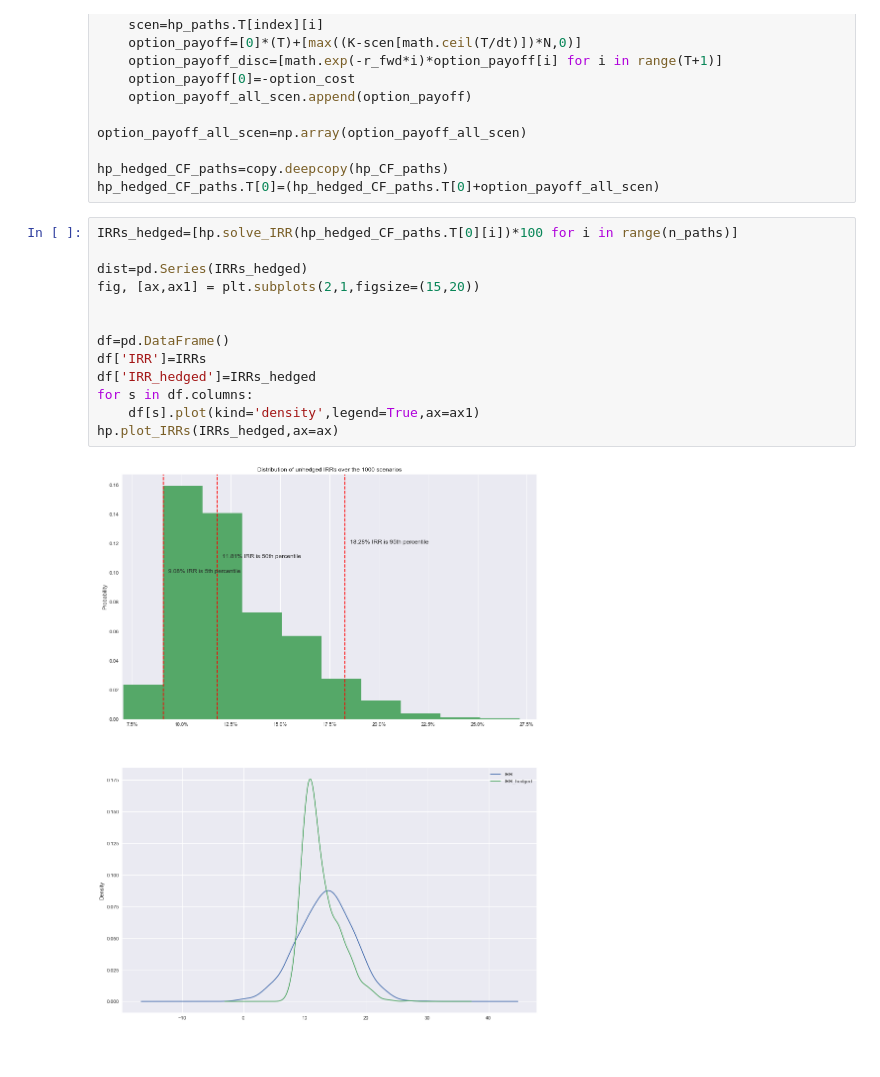
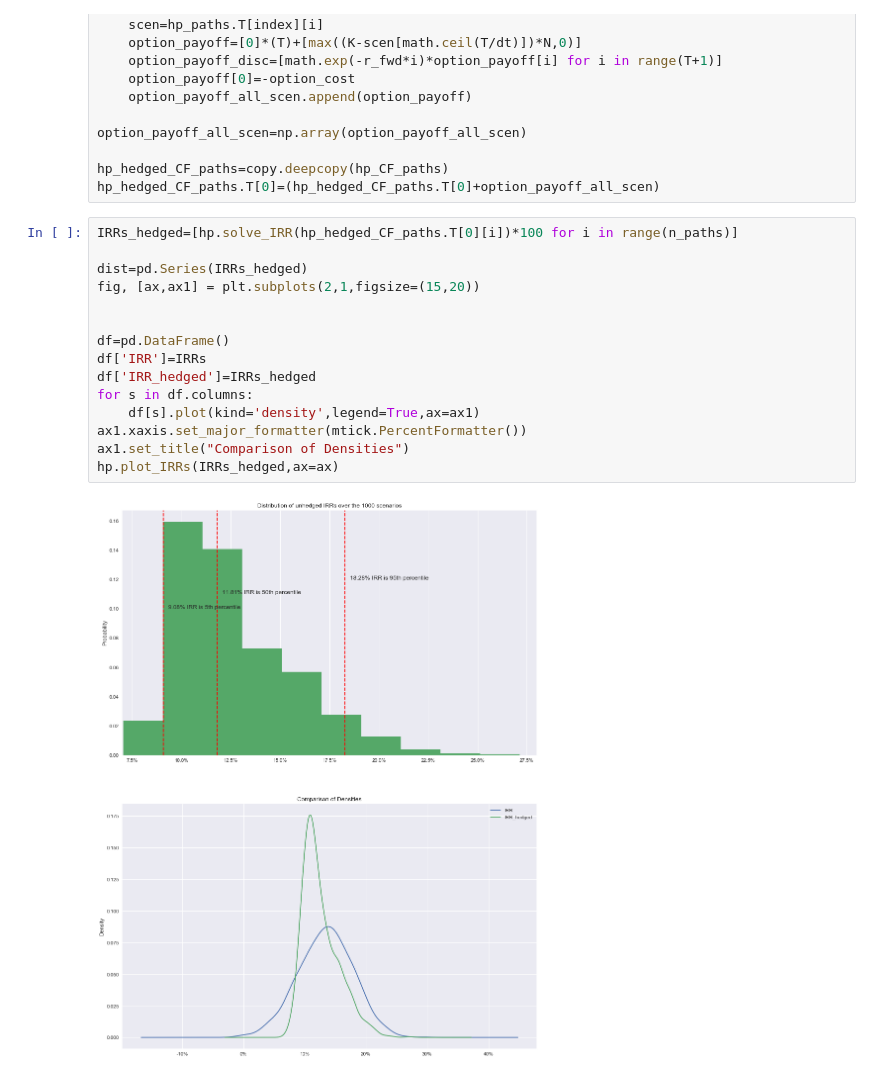
Before and after one commit to raghavgumber/Validus_CaseStudy, a Jupyter notebook: ValidusCaseNotebook.ipynb, the cells around one changed output. Saved outputs shown, nothing was run; the diff lists cells and outputs as text.

```diff
--- a/ValidusCaseNotebook.ipynb
+++ b/ValidusCaseNotebook.ipynb
@@ -137,16 +137,18 @@ hp_hedged_CF_paths.T[0]=(hp_hedged_CF_paths.T[0]+option_payoff_all_scen)
 # %%
 IRRs_hedged=[hp.solve_IRR(hp_hedged_CF_paths.T[0][i])*100 for i in range(n_paths)]
 
 dist=pd.Series(IRRs_hedged)
 fig, [ax,ax1] = plt.subplots(2,1,figsize=(15,20))
 
 
 df=pd.DataFrame()
 df['IRR']=IRRs
 df['IRR_hedged']=IRRs_hedged
 for s in df.columns:
     df[s].plot(kind='density',legend=True,ax=ax1)
+ax1.xaxis.set_major_formatter(mtick.PercentFormatter())
+ax1.set_title("Comparison of Densities")
 hp.plot_IRRs(IRRs_hedged,ax=ax)
 # %% [output]
-[figure, old version]
+[figure, new version]
 # %%
```
Also changed, not shown: parts of 1 cell of this notebook.
